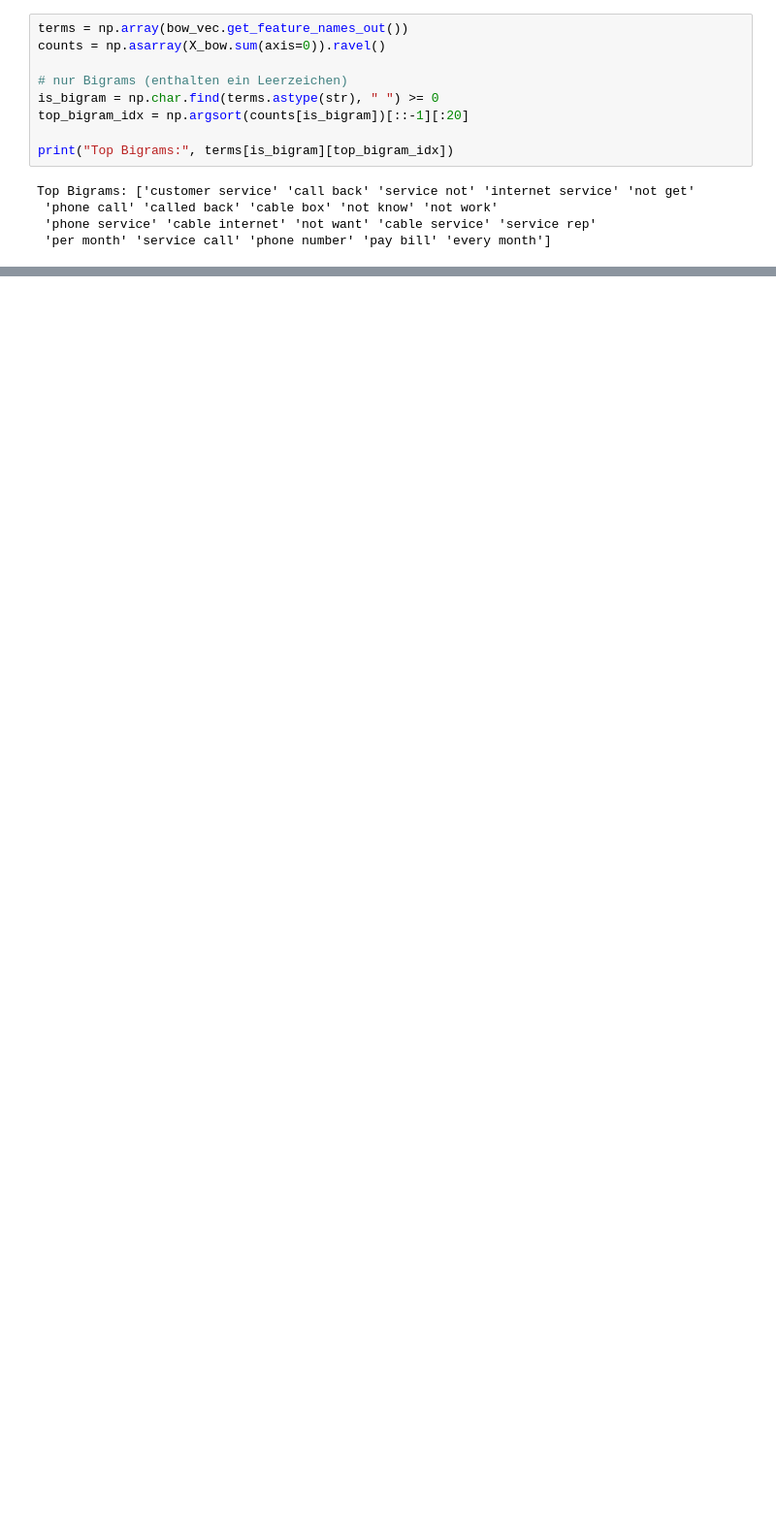
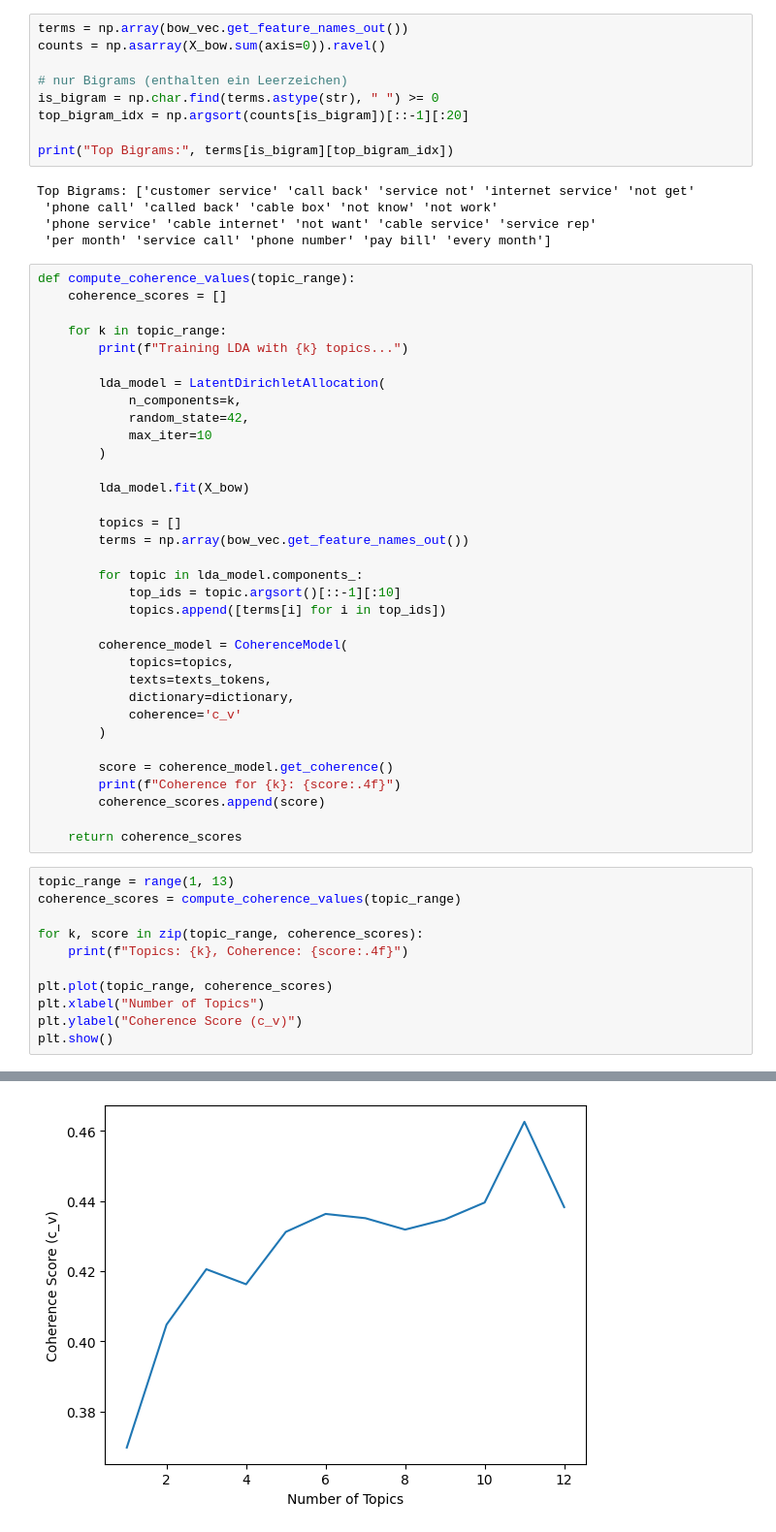
Before and after one commit to Marvin52313114543/nlp-comcast-themen, a Jupyter notebook: notebooks/topic_modeling.ipynb, the cells around one changed output, grey strips where cells are left out. Shown at 97% size. Drawn from its saved outputs; the diff is of its cells as text; blank space fills up the shorter version.

```diff
--- a/notebooks/topic_modeling.ipynb
+++ b/notebooks/topic_modeling.ipynb
@@ -203,3 +219,49 @@ Top Bigrams: ['customer service' 'call back' 'service not' 'internet service' 'n
  'phone call' 'called back' 'cable box' 'not know' 'not work'
  'phone service' 'cable internet' 'not want' 'cable service' 'service rep'
  'per month' 'service call' 'phone number' 'pay bill' 'every month']
+# %%
+def compute_coherence_values(topic_range):
+    coherence_scores = []
+
+    for k in topic_range:
+        print(f"Training LDA with {k} topics...")
+
+        lda_model = LatentDirichletAllocation(
+            n_components=k,
+            random_state=42,
+            max_iter=10
+        )
+
+        lda_model.fit(X_bow)
+
+        topics = []
+        terms = np.array(bow_vec.get_feature_names_out())
+
+        for topic in lda_model.components_:
+            top_ids = topic.argsort()[::-1][:10]
+            topics.append([terms[i] for i in top_ids])
+
+        coherence_model = CoherenceModel(
+            topics=topics,
+            texts=texts_tokens,
+            dictionary=dictionary,
+            coherence='c_v'
+        )
+
+        score = coherence_model.get_coherence()
+        print(f"Coherence for {k}: {score:.4f}")
+        coherence_scores.append(score)
+
+    return coherence_scores
+# %%
+topic_range = range(1, 13)
+coherence_scores = compute_coherence_values(topic_range)
+
+for k, score in zip(topic_range, coherence_scores):
+    print(f"Topics: {k}, Coherence: {score:.4f}")
+
+plt.plot(topic_range, coherence_scores)
+plt.xlabel("Number of Topics")
+plt.ylabel("Coherence Score (c_v)")
+plt.show()
+# %% [output]
@@ -205,0 +285 @@ Top Bigrams: ['customer service' 'call back' 'service not' 'internet service' 'n
+[figure, added]
```
Also changed, not shown: parts of 9 cells of this notebook, 1 other file.
